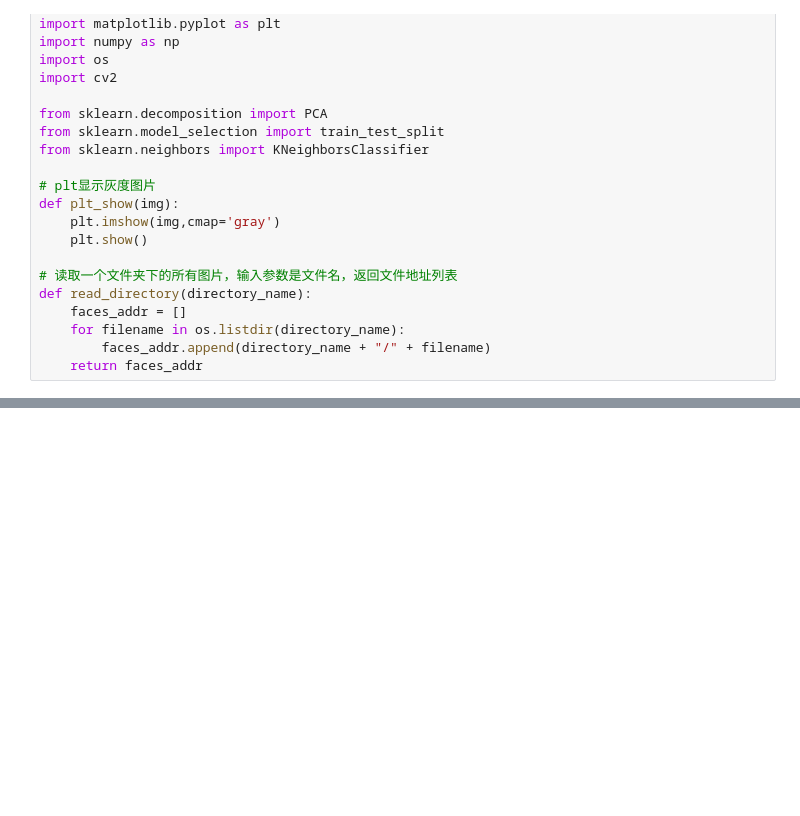
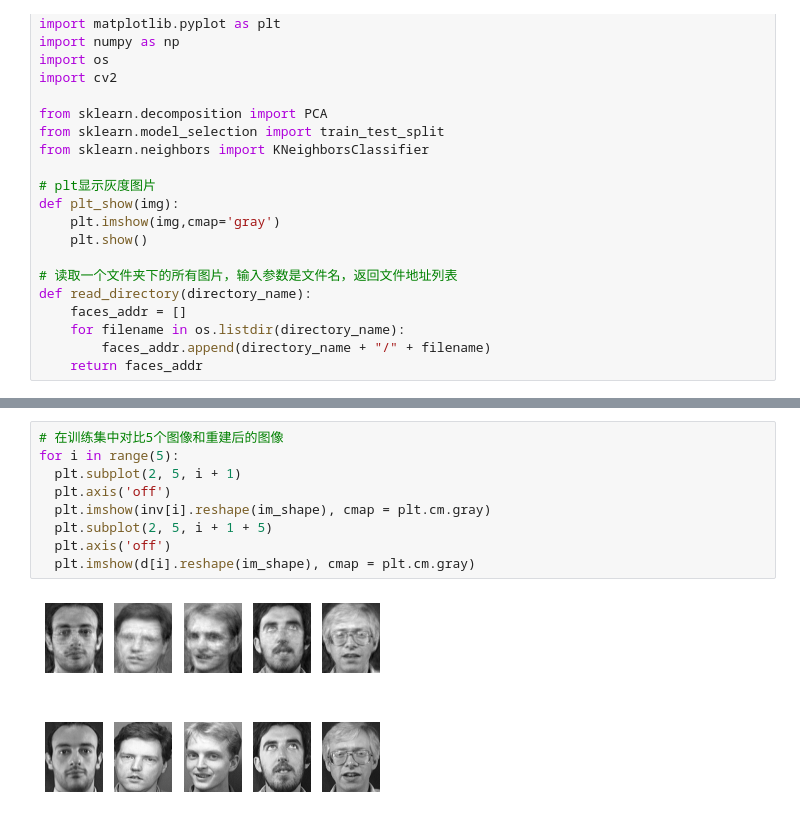
Before and after one commit to chiro2001/cv-lab, a Jupyter notebook: Homework1/part2/answer.ipynb, the cells around one changed output, grey strips where cells are left out. Saved outputs shown, nothing was run; the diff lists cells and outputs as text; blank space fills up the shorter version.

```diff
--- a/Homework1/part2/answer.ipynb
+++ b/Homework1/part2/answer.ipynb
@@ -72,0 +128,11 @@ def read_directory(directory_name):
+# %%
+# 在训练集中对比5个图像和重建后的图像
+for i in range(5):
+  plt.subplot(2, 5, i + 1)
+  plt.axis('off')
+  plt.imshow(inv[i].reshape(im_shape), cmap = plt.cm.gray)
+  plt.subplot(2, 5, i + 1 + 5)
+  plt.axis('off')
+  plt.imshow(d[i].reshape(im_shape), cmap = plt.cm.gray)
+# %% [output]
+[figure, added]
```
Also changed, not shown: parts of 12 cells of this notebook.
